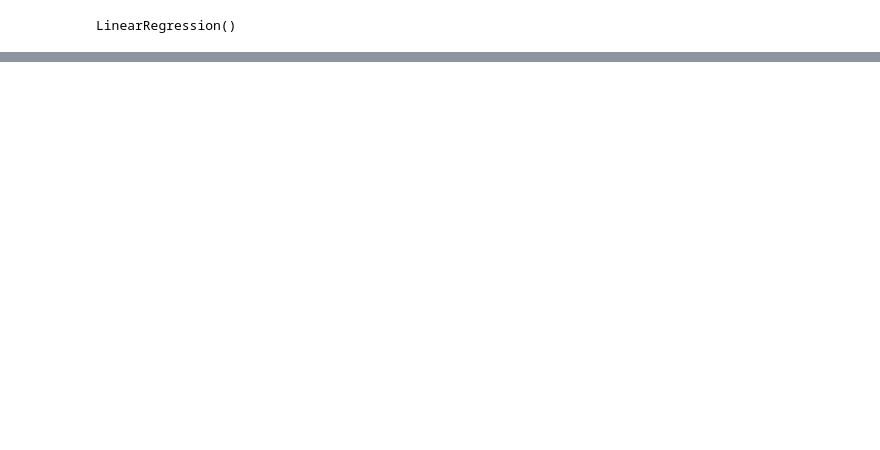
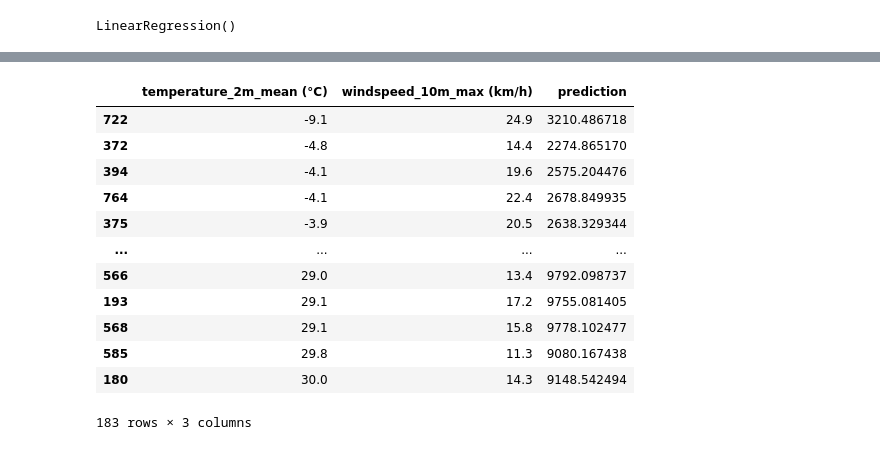
Before and after one commit to michalpasternak7/CA-Project-3-Capital-Bike-Share, a Jupyter notebook: cbs_weather_multivariate.ipynb, the cells around one changed output, grey strips where cells are left out. Cells and saved outputs as stored; diff of their text form; code cells hidden in the pictures; blank space fills up the shorter version.

```diff
--- a/cbs_weather_multivariate.ipynb
+++ b/cbs_weather_multivariate.ipynb
@@ -336,2 +337,21 @@ RMSE: 2522.1304628353155
+# %%
+predictions = X_test.copy()
+predictions['prediction'] = y_pred
+predictions.sort_values(by='temperature_2m_mean (°C)', inplace=True)
+predictions
+# %% [output]
+|  | temperature_2m_mean (°C) | windspeed_10m_max (km/h) | prediction |
+| 722 | -9.1 | 24.9 | 3210.486718 |
+| 372 | -4.8 | 14.4 | 2274.865170 |
+| 394 | -4.1 | 19.6 | 2575.204476 |
+| 764 | -4.1 | 22.4 | 2678.849935 |
+| 375 | -3.9 | 20.5 | 2638.329344 |
+| ... | ... | ... | ... |
+| 566 | 29.0 | 13.4 | 9792.098737 |
+| 193 | 29.1 | 17.2 | 9755.081405 |
+| 568 | 29.1 | 15.8 | 9778.102477 |
+| 585 | 29.8 | 11.3 | 9080.167438 |
+| 180 | 30.0 | 14.3 | 9148.542494 |
+183 rows × 3 columns
 # %%
 # plot the original data and the polynomial regression line
```
Also changed, not shown: parts of 13 cells of this notebook.
